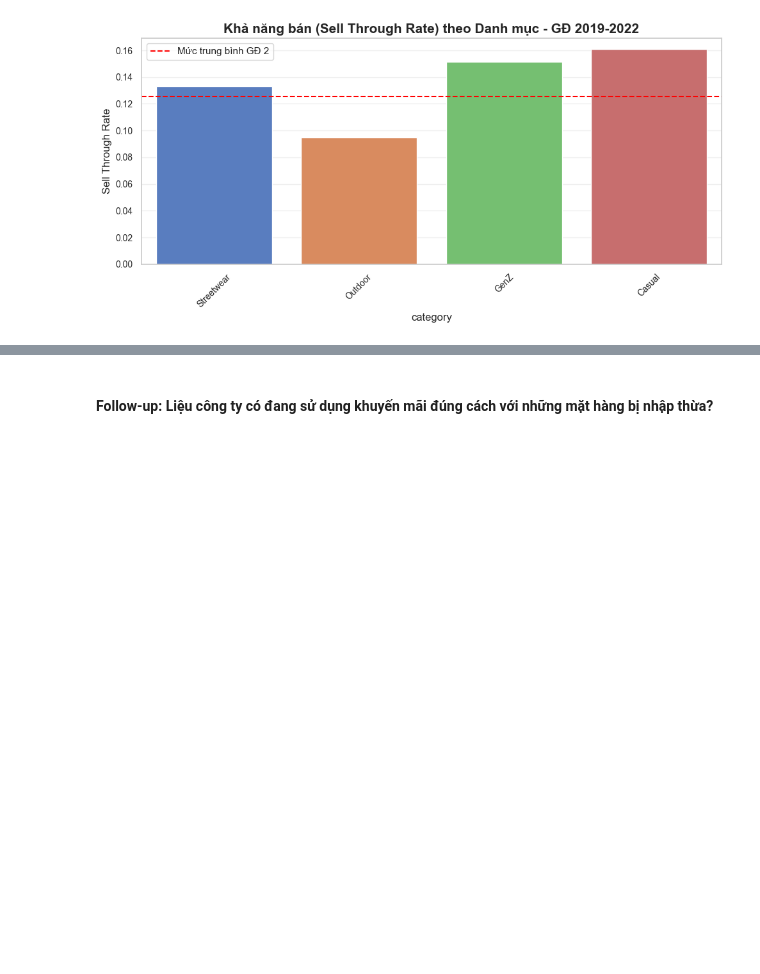
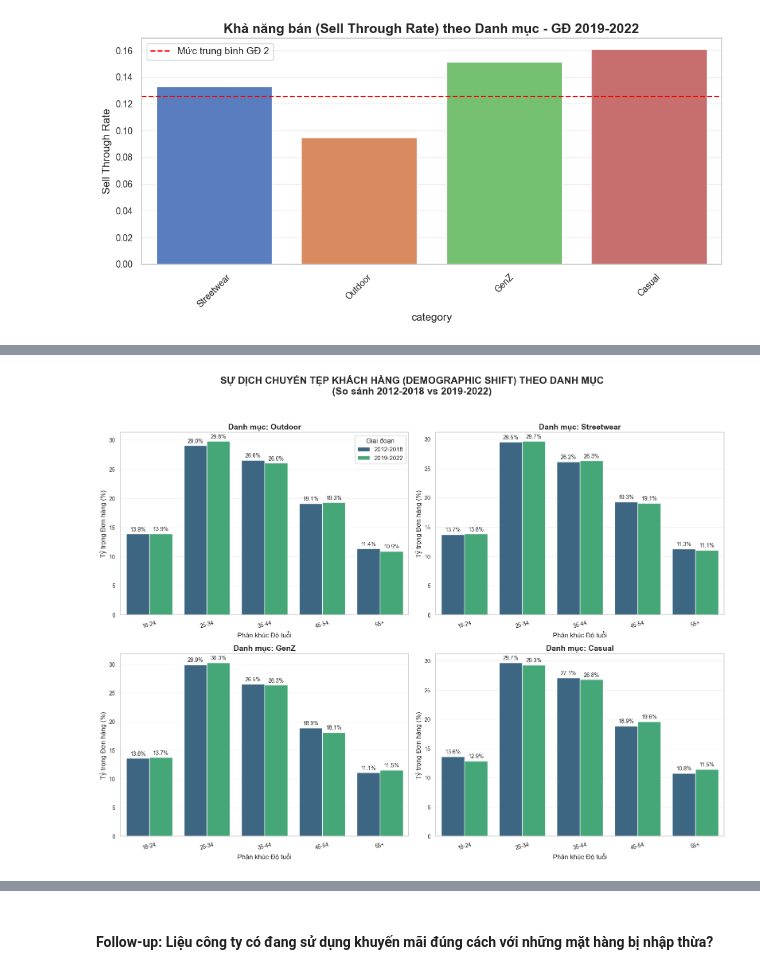
Before and after one commit to mituleefam/Fashion_Ecom_Sales_Forecasting, a Jupyter notebook: 1st_EDA.ipynb, the cells around one changed output, grey strips where cells are left out. Drawn from its saved outputs; the diff is of its cells as text; code cells hidden in the pictures; blank space fills up the shorter version.

```diff
--- a/1st_EDA.ipynb
+++ b/1st_EDA.ipynb
@@ -350,0 +431,84 @@ $\rightarrow$ Giai đoạn Covid (2019-2022) khi xu hướng mọi người ra
+# %%
+# ==============================================================================
+# 0. TẠO DATAFRAME ORDERS_FULL (MERGE CÁC BẢNG)
+# ==============================================================================
+# Bước 1: Ghép orders với customers để lấy thông tin khách hàng (age_group)
+orders_full = orders.merge(customers[['customer_id', 'age_group']], on='customer_id', how='left')
+
+# Bước 2: Ghép với order_items để lấy product_id (Vì 1 đơn có thể có nhiều sản phẩm)
+orders_full = orders_full.merge(order_items[['order_id', 'product_id']], on='order_id', how='left')
+
+# Bước 3: Ghép với products để lấy thông tin category
+orders_full = orders_full.merge(products[['product_id', 'category']], on='product_id', how='left')
+
+# Bước 4: Tạo cột Phase dựa trên order_date
+orders_full['order_date'] = pd.to_datetime(orders_full['order_date'])
+orders_full['Phase'] = orders_full['order_date'].dt.year.apply(lambda x: '2012-2018' if x <= 2018 else '2019-2022')
+
+# Loại bỏ các dòng không có thông tin nhóm tuổi để biểu đồ chính xác
+orders_full = orders_full.dropna(subset=['age_group', 'category'])
+
+
+# ==============================================================================
+# 1. TÍNH TOÁN TỶ TRỌNG ĐỘ TUỔI CHO 4 DANH MỤC
+# ==============================================================================
+# Khai báo 4 danh mục bạn muốn phân tích
+target_categories = ['Outdoor', 'Streetwear', 'GenZ', 'Casual'] # Đổi tên nếu dữ liệu thực tế khác
+
+# Lọc dữ liệu theo 4 danh mục này
+cat_data = orders_full[orders_full['category'].isin(target_categories)]
+
+# Đếm số lượng đơn hàng (dùng nunique để không bị lặp order_id do có nhiều items)
+age_dist = cat_data.groupby(['category', 'Phase', 'age_group'])['order_id'].nunique().reset_index()
+age_dist.rename(columns={'order_id': 'total_orders'}, inplace=True)
+
+# Tính tổng số đơn của mỗi (Category + Phase) để làm mẫu số quy ra %
+total_by_phase_cat = cat_data.groupby(['category', 'Phase'])['order_id'].nunique().reset_index()
+total_by_phase_cat.rename(columns={'order_id': 'phase_total'}, inplace=True)
+
+# Ghép bảng và tính Tỷ trọng (%)
+age_pct = age_dist.merge(total_by_phase_cat, on=['category', 'Phase'])
+age_pct['pct_orders'] = (age_pct['total_orders'] / age_pct['phase_total']) * 100
+
+# Lọc bỏ các nhóm tuổi có giá trị 0 để biểu đồ sạch sẽ
+age_pct = age_pct[age_pct['total_orders'] > 0]
+
+
+# ==============================================================================
+# 2. VẼ BIỂU ĐỒ 4 DANH MỤC (LƯỚI 2x2 SUBPLOTS)
+# ==============================================================================
+fig, axes = plt.subplots(2, 2, figsize=(16, 12))
+axes = axes.flatten()
+
+for i, category in enumerate(target_categories):
+    ax = axes[i]
+    subset = age_pct[age_pct['category'] == category]
+
+    # Vẽ barplot
+    sns.barplot(data=subset, x='age_group', y='pct_orders', hue='Phase', palette='viridis', ax=ax)
+
+    ax.set_title(f'Danh mục: {category}', fontsize=14, fontweight='bold')
+    ax.set_ylabel('Tỷ trọng Đơn hàng (%)')
+    ax.set_xlabel('Phân khúc Độ tuổi')
+
+    # Sắp xếp lại thứ tự trục X cho logic nếu cần (VD: 18-24, 25-34...)
+    # Ở đây do tuỳ thuộc dữ liệu nên để mặc định
+    ax.tick_params(axis='x', rotation=15)
+
+    # Gắn nhãn phần trăm lên đầu các cột
+    for container in ax.containers:
+        ax.bar_label(container, fmt='%.1f%%', padding=3, fontsize=10)
+
+    # Chỉ giữ lại chú thích (legend) ở biểu đồ đầu tiên cho đỡ rối mắt
+    if i == 0:
+        ax.legend(title='Giai đoạn', loc='upper right')
+    else:
+        if ax.get_legend() is not None:
+            ax.get_legend().remove()
+
+plt.suptitle('SỰ DỊCH CHUYỂN TỆP KHÁCH HÀNG (DEMOGRAPHIC SHIFT) THEO DANH MỤC\n(So sánh 2012-2018 vs 2019-2022)',
+             fontsize=18, fontweight='bold', y=1.03)
+plt.tight_layout()
+plt.show()
+# %% [output]
+[figure, added]
```
Also changed, not shown: parts of 9 cells of this notebook.
